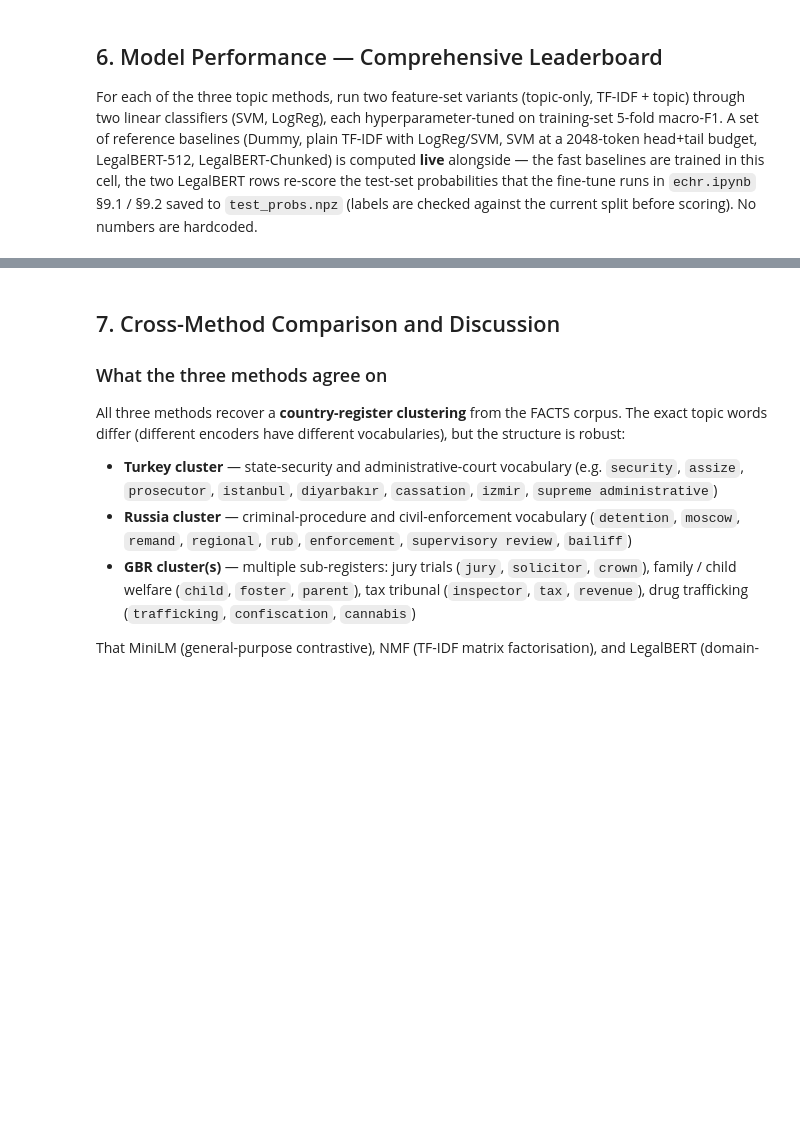
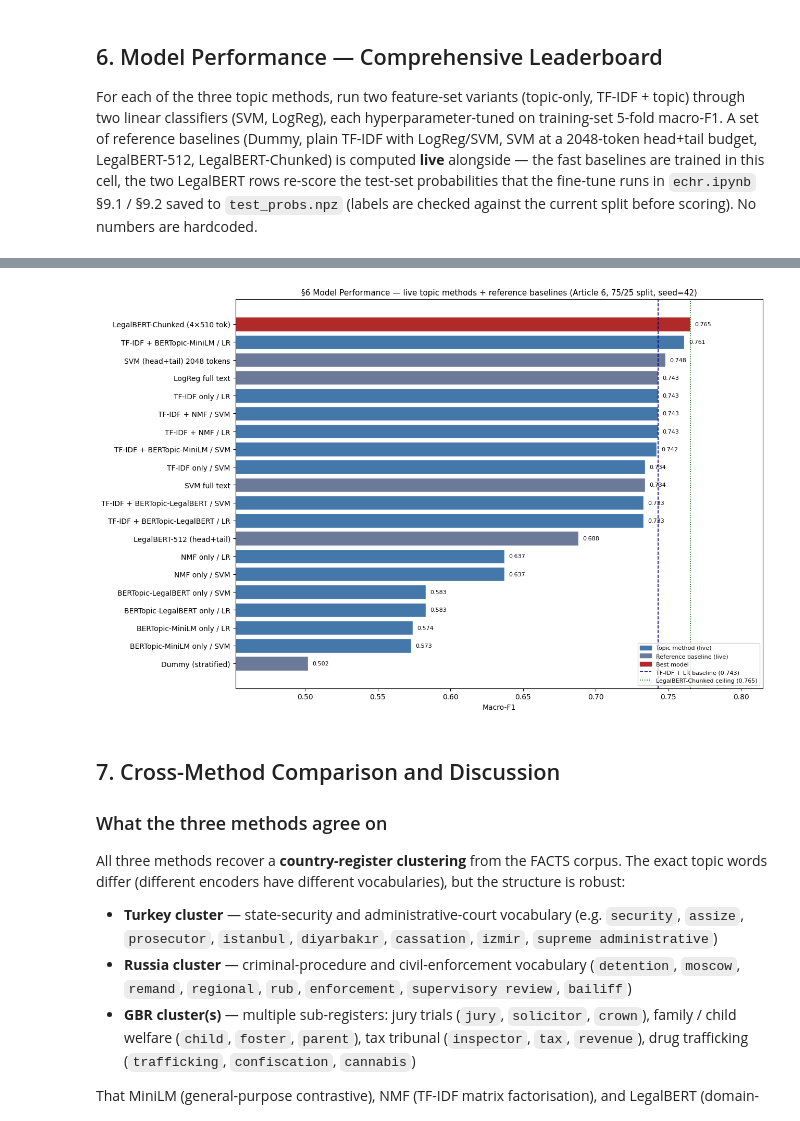
Before and after one commit to leondgarse/echr, a Jupyter notebook: topic_bertopic.ipynb, the cells around one changed output, grey strips where cells are left out. Drawn from its saved outputs; the diff is of its cells as text; code cells hidden in the pictures; blank space fills up the shorter version.

```diff
--- a/topic_bertopic.ipynb
+++ b/topic_bertopic.ipynb
@@ -631,3 +731,77 @@ Top-3 live topic-method models by macro-F1:
+# %%
+  # ── §6 bar plot — live topic-method results + reference baselines ──────────
+  # Same horizontal-bar style as echr.ipynb §10: sorted ascending, annotated
+  # values, colour-coded by family.
+
+  _live = live[['Model', 'Macro-F1']].copy()
+  _live['Group'] = 'Topic method'
+
+  _ref = reference.copy()
+  # Strip provenance tags like "[live]" from model names for the plot.
+  _ref['Model'] = (_ref['Model']
+                   .str.replace(r'\s*\[.*?\]\s*$', '', regex=True)
+                   .str.strip())
+  _ref['Group'] = 'Reference baseline'
+
+  plot_df = (pd.concat([_live, _ref], ignore_index=True)
+               .sort_values('Macro-F1')
+               .reset_index(drop=True))
+
+  best_idx = plot_df['Macro-F1'].idxmax()
+  colors = []
+  for i, row in plot_df.iterrows():
+      if i == best_idx:
+          colors.append('#b02a2a')                     # best → red
+      elif row['Group'] == 'Reference baseline':
+          colors.append('#6b7a99')                     # reference → slate
+      else:
+          colors.append('#4477aa')                     # topic method → blue
+
+  # Reference lines
+  tfidf_lr = float(live[(live['Features']=='TF-IDF only') &
+                        (live['Classifier']=='LR')]['Macro-F1'].iloc[0])
+  lbck = reference[reference['Model'].str.contains('LegalBERT-Chunked')]
+  lbck_f1 = float(lbck['Macro-F1'].iloc[0]) if len(lbck) else None
+
+  n = len(plot_df)
+  fig, ax = plt.subplots(figsize=(13, max(4, n * 0.42)))
+  bars = ax.barh(plot_df['Model'], plot_df['Macro-F1'],
+                 color=colors, edgecolor='white')
+  ax.axvline(tfidf_lr, color='navy', lw=1.2, ls='--',
+             label=f'TF-IDF + LR baseline ({tfidf_lr:.3f})')
+  if lbck_f1 is not None:
+      ax.axvline(lbck_f1, color='darkgreen', lw=1.2, ls=':',
+                 label=f'LegalBERT-Chunked ceiling ({lbck_f1:.3f})')
+
+  for bar, val in zip(bars, plot_df['Macro-F1']):
+      ax.text(val + 0.003, bar.get_y() + bar.get_height()/2,
+              f'{val:.3f}', va='center', fontsize=8)
+
+  x_lo = max(0.40, plot_df['Macro-F1'].min() - 0.05)
+  x_hi = min(0.90, plot_df['Macro-F1'].max() + 0.05)
+  ax.set_xlim(x_lo, x_hi)
+  ax.set_xlabel('Macro-F1')
+  ax.set_title('§6 Model Performance — live topic methods + reference baselines '
+               '(Article 6, 75/25 split, seed=42)', fontsize=11)
+
+  from matplotlib.patches import Patch
+  from matplotlib.lines import Line2D
+  legend_handles = [
+      Patch(color='#4477aa', label='Topic method (live)'),
+      Patch(color='#6b7a99', label='Reference baseline (live)'),
+      Patch(color='#b02a2a', label='Best model'),
+      Line2D([0], [0], color='navy', lw=1.2, ls='--',
+             label=f'TF-IDF + LR baseline ({tfidf_lr:.3f})'),
+  ]
+  if lbck_f1 is not None:
+      legend_handles.append(
+          Line2D([0], [0], color='darkgreen', lw=1.2, ls=':',
+                 label=f'LegalBERT-Chunked ceiling ({lbck_f1:.3f})'))
+  ax.legend(handles=legend_handles, fontsize=8, loc='lower right')
+  plt.tight_layout()
+  plt.show()
+# %% [output]
+[figure, added]
 # %% [markdown]
 ## 7. Cross-Method Comparison and Discussion
 
```
Also changed, not shown: parts of 8 cells of this notebook.
